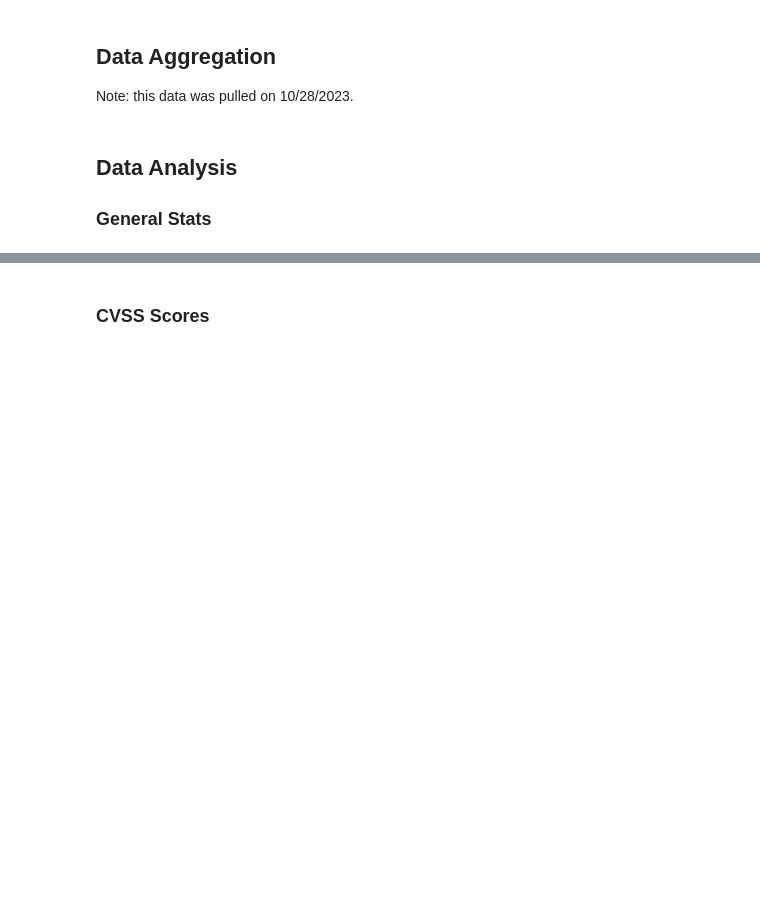
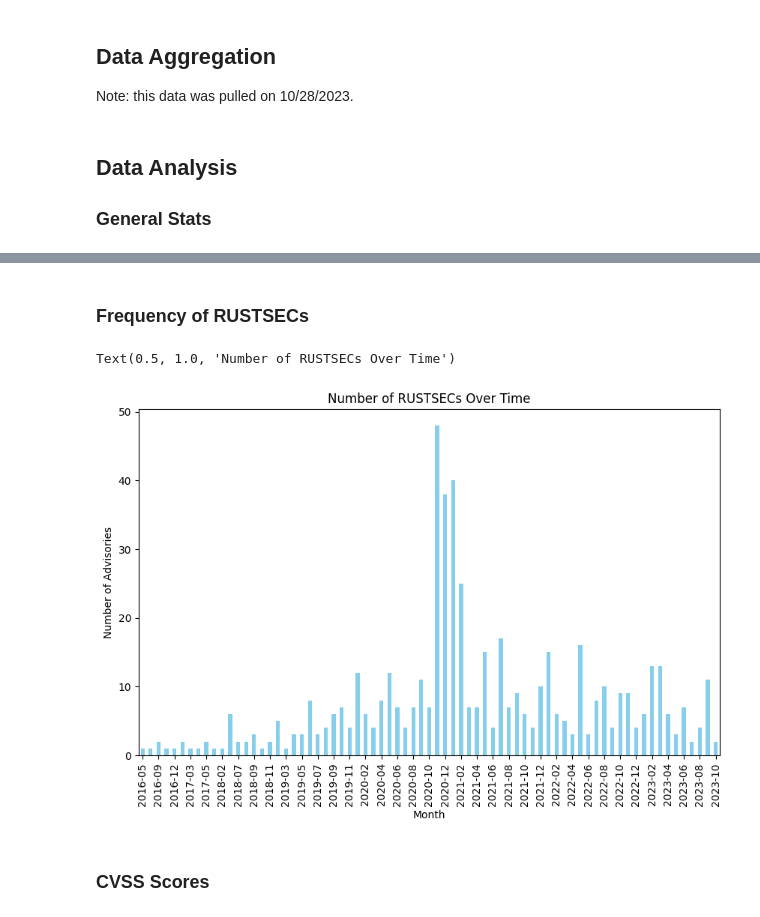
Before and after one commit to ratoru/cargo-ecosystem-lag, a Jupyter notebook: rustsec-analysis/analysis.ipynb, the cells around one changed output, grey strips where cells are left out. Drawn from its saved outputs; the diff is of its cells as text; code cells hidden in the pictures; blank space fills up the shorter version.

Commit message:
updates maintenance and frequency stats

```diff
--- a/rustsec-analysis/analysis.ipynb
+++ b/rustsec-analysis/analysis.ipynb
@@ -39,6 +39,9 @@ def clean_data(data):
     data["reference"] = data["references"][1]["url"]
     del data["references"]
     del data["database_specific"]
+    # Convert to datetime type
+    data['published'] = pd.to_datetime(data['published'], format='%Y-%m-%dT%H:%M:%SZ')
+    data['modified'] = pd.to_datetime(data['modified'], format='%Y-%m-%dT%H:%M:%SZ')
 
 def json_to_osv(file_path: str) -> Union[pd.DataFrame, None]:
     """Given a file path to a json file in the OSV format, returns a populated dataframe."""
@@ -53,6 +56,8 @@ def json_to_osv(file_path: str) -> Union[pd.DataFrame, None]:
     df = df.astype({'details': 'string'})
     df = df.astype({'affected_name': 'string'})
     df = df.astype({'affected_info': 'category'})
+    df['published'] = pd.to_datetime(df['published'])
+    df['modified'] = pd.to_datetime(df['modified'])
     return df
 # %%
 # Folder containing RustSec advisories in the OSV format
@@ -83,3 +95,19 @@ Number of vulnerabilities: 548
+# %% [markdown]
+### Frequency of RUSTSECs
+# %%
+monthly_counts = df['published'].groupby(df['published'].dt.to_period("M")).count()
+# Plotting
+plt.figure(figsize=(10, 6))
+monthly_counts.plot(kind='bar', color='skyblue')
+
+# Adding labels and title
+plt.gca().xaxis.set_major_locator(plt.matplotlib.dates.DayLocator(interval=2))
+plt.xlabel('Month')
+plt.ylabel('Number of Advisories')
+plt.title('Number of RUSTSECs Over Time')
+# %% [output]
+Text(0.5, 1.0, 'Number of RUSTSECs Over Time')
+[figure, added]
 # %% [markdown]
 ### CVSS Scores
 # %%
```
Also changed, not shown: parts of 7 cells of this notebook, 1 other file.
